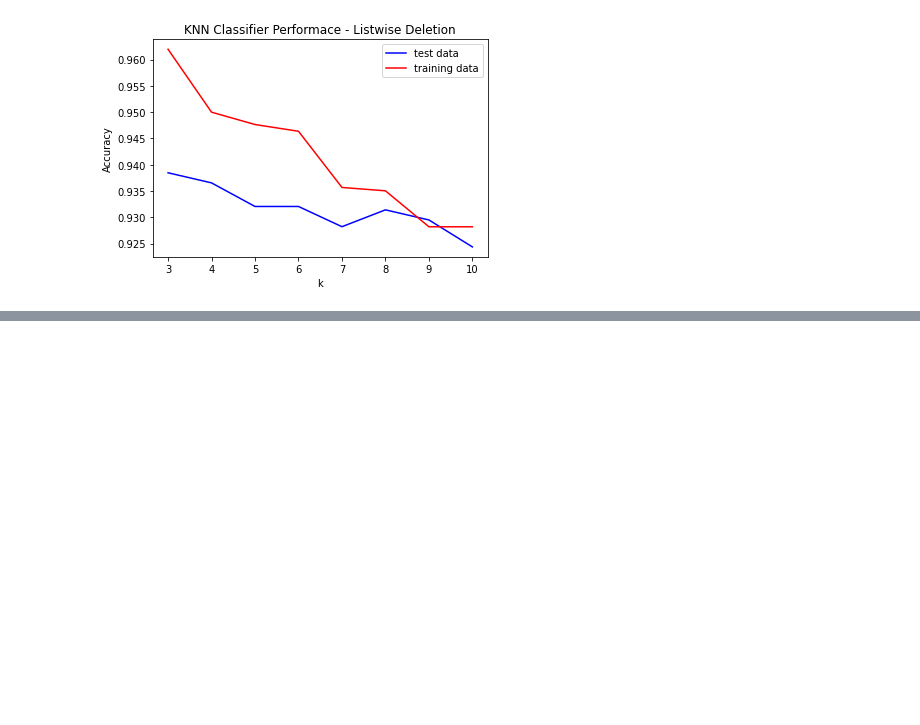
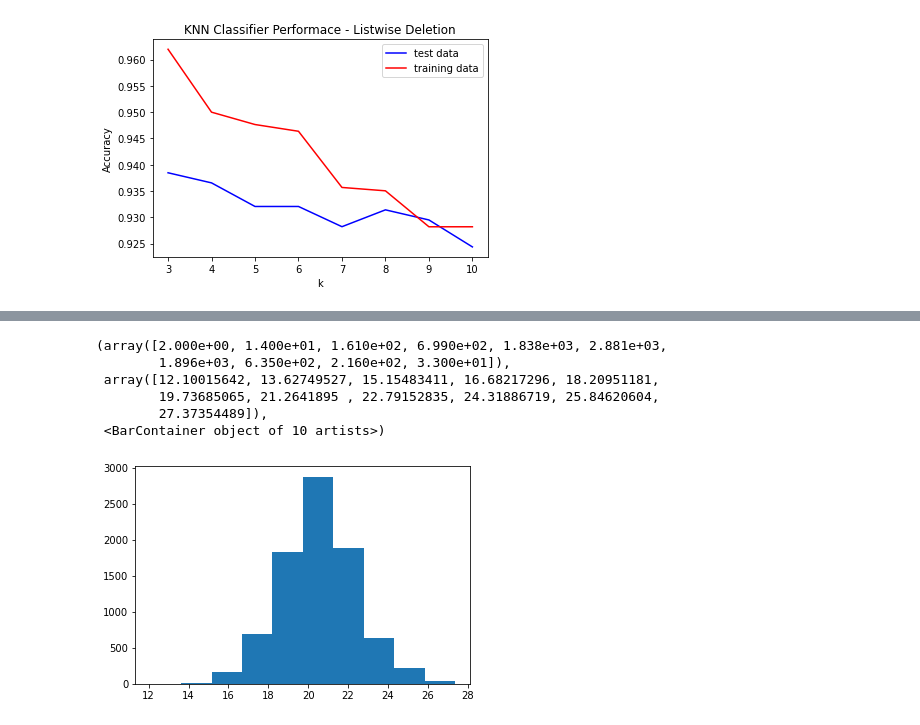
Before and after one commit to somjadhav/mutualfunds, a Jupyter notebook: main.ipynb, the cells around one changed output, grey strips where cells are left out. Cells and saved outputs as stored; diff of their text form; code cells hidden in the pictures; blank space fills up the shorter version.

```diff
--- a/main.ipynb
+++ b/main.ipynb
@@ -131,0 +168,13 @@ plt.show()
+# %%
+import math
+
+log_series = [math.log(x) for x in df_mf['net_assets']]
+plt.hist(log_series)
+# %% [output]
+(array([2.000e+00, 1.400e+01, 1.610e+02, 6.990e+02, 1.838e+03, 2.881e+03,
+        1.896e+03, 6.350e+02, 2.160e+02, 3.300e+01]),
+ array([12.10015642, 13.62749527, 15.15483411, 16.68217296, 18.20951181,
+        19.73685065, 21.2641895 , 22.79152835, 24.31886719, 25.84620604,
+        27.37354489]),
+ <BarContainer object of 10 artists>)
+[figure, added]
```
Also changed, not shown: parts of 6 cells of this notebook.
